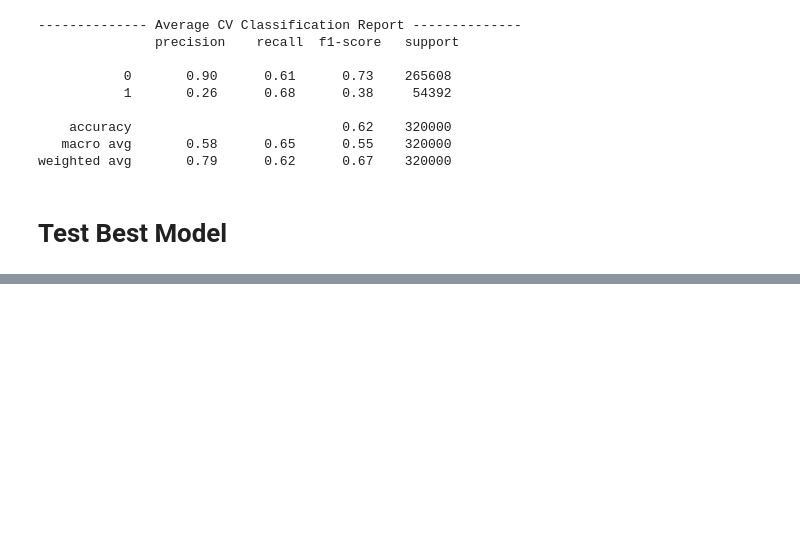
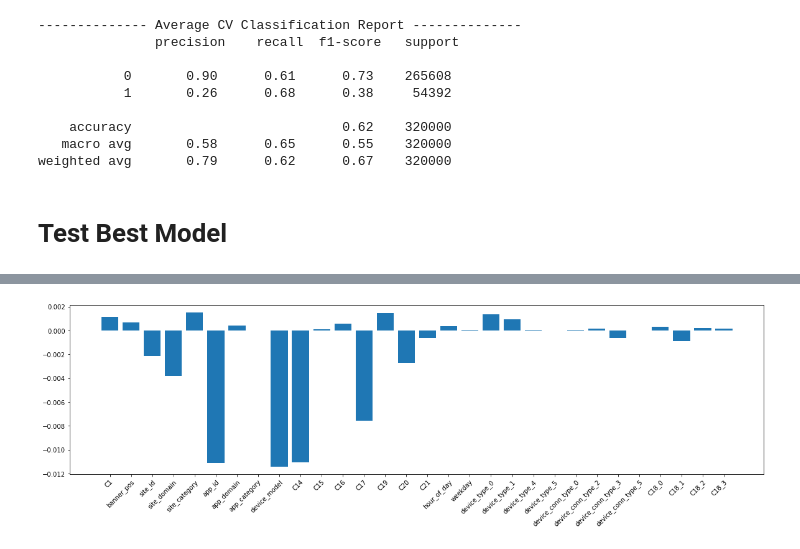
Before and after one commit to gilnribeiro/ML-Ad-Clicks-Project, a Jupyter notebook: new_preprocessing.ipynb, the cells around one changed output, grey strips where cells are left out. Cells and saved outputs as stored; diff of their text form; code cells hidden in the pictures; blank space fills up the shorter version.

```diff
--- a/new_preprocessing.ipynb
+++ b/new_preprocessing.ipynb
@@ -555,0 +666,11 @@ plt.show()
+# %%
+perm = permutation_importance(best_model, X_test, y_test, n_repeats=30, random_state=42)
+# %%
+fi = perm.importances_mean
+fig, ax = plt.subplots(figsize=(20, 5))
+ax.bar(range(len(fi)), fi, align="center")
+ax.set(xticks=range(len(fi)), xticklabels=X_train.columns)
+plt.setp(ax.get_xticklabels(), rotation=45, ha="right", rotation_mode="anchor")
+plt.show()
+# %% [output]
+[figure, added]
```
Also changed, not shown: parts of 43 cells of this notebook, 6 other files.
